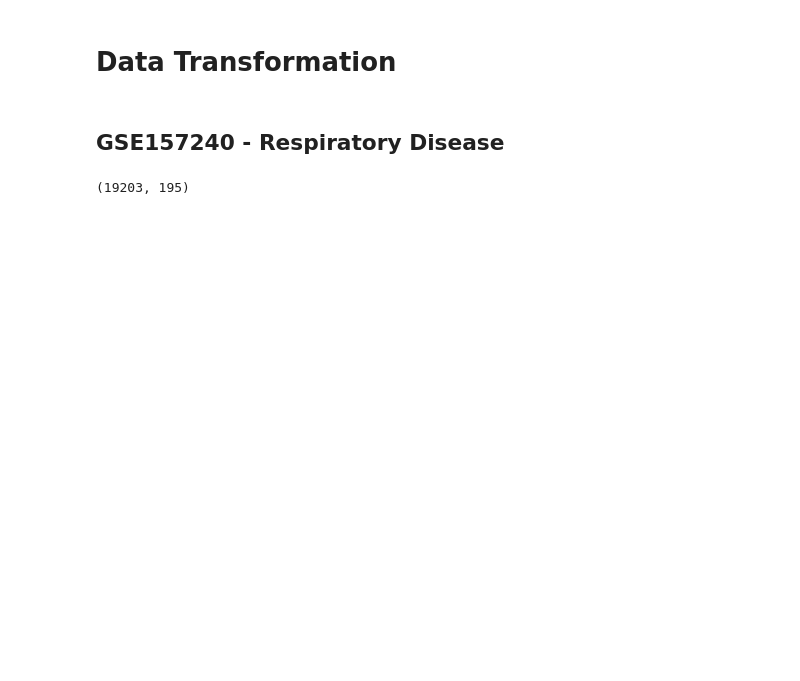
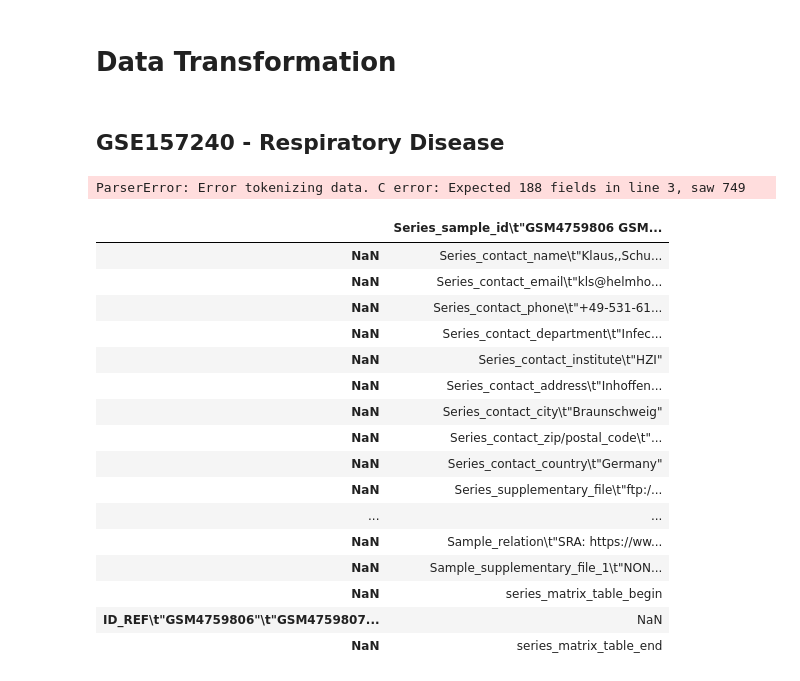
Before and after one commit to Shruti-Kaushal/Comparison-of-COVID19-other-Viral-Respiratory-Diseases, a Jupyter notebook: Data Transformation & Normalization.ipynb, the cells around one changed output. Saved outputs shown, nothing was run; the diff lists cells and outputs as text; code cells hidden in the pictures; blank space fills up the shorter version.

```diff
--- a/Data Transformation & Normalization.ipynb
+++ b/Data Transformation & Normalization.ipynb
@@ -5,7 +5,7 @@ import matplotlib.pyplot as plt
 import os
 import mygene
 # %%
-path = os.getcwd()+'/Raw Data/'
+path = os.getcwd()+'/raw data/'
 # %%
 os.listdir(path)
 # %% [output]
@@ -17,7 +18,27 @@ os.listdir(path)
 ## GSE157240 - Respiratory Disease
 # %%
 resp_df = pd.read_csv(path+'GSE157240_sbst1_norm_RVI_Tsalik_020420.txt', sep = ' ')
-# %%
-resp_df.shape
-# %% [output]
-(19203, 195)
+# %%
+resp_meta = pd.read_csv(path+'GSE157240_series_matrix.txt', sep = ' ')
+# %% [output]
+ParserError: Error tokenizing data. C error: Expected 188 fields in line 3, saw 749
+# %%
+resp_meta
+# %% [output]
+|  | Series_sample_id\t"GSM4759806 GSM... |
+| NaN | Series_contact_name\t"Klaus,,Schu... |
+| NaN | Series_contact_email\t"kls@helmho... |
+| NaN | Series_contact_phone\t"+49-531-61... |
+| NaN | Series_contact_department\t"Infec... |
+| NaN | Series_contact_institute\t"HZI" |
+| NaN | Series_contact_address\t"Inhoffen... |
+| NaN | Series_contact_city\t"Braunschweig" |
+| NaN | Series_contact_zip/postal_code\t"... |
+| NaN | Series_contact_country\t"Germany" |
+| NaN | Series_supplementary_file\t"ftp:/... |
+| ... | ... |
+| NaN | Sample_relation\t"SRA: https://ww... |
+| NaN | Sample_supplementary_file_1\t"NON... |
+| NaN | series_matrix_table_begin |
+| ID_REF\t"GSM4759806"\t"GSM4759807... | NaN |
+| NaN | series_matrix_table_end |
```
Also changed, not shown: parts of 1 cell of this notebook, 2 other files.
